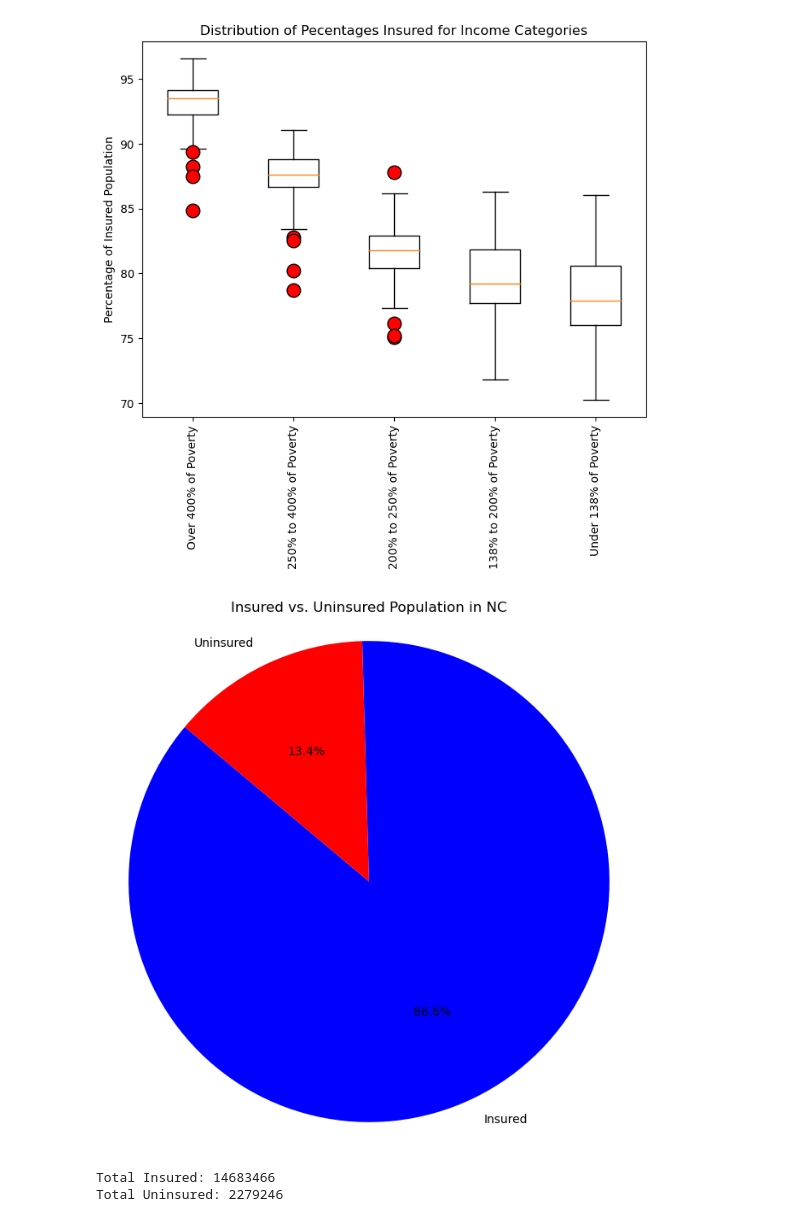
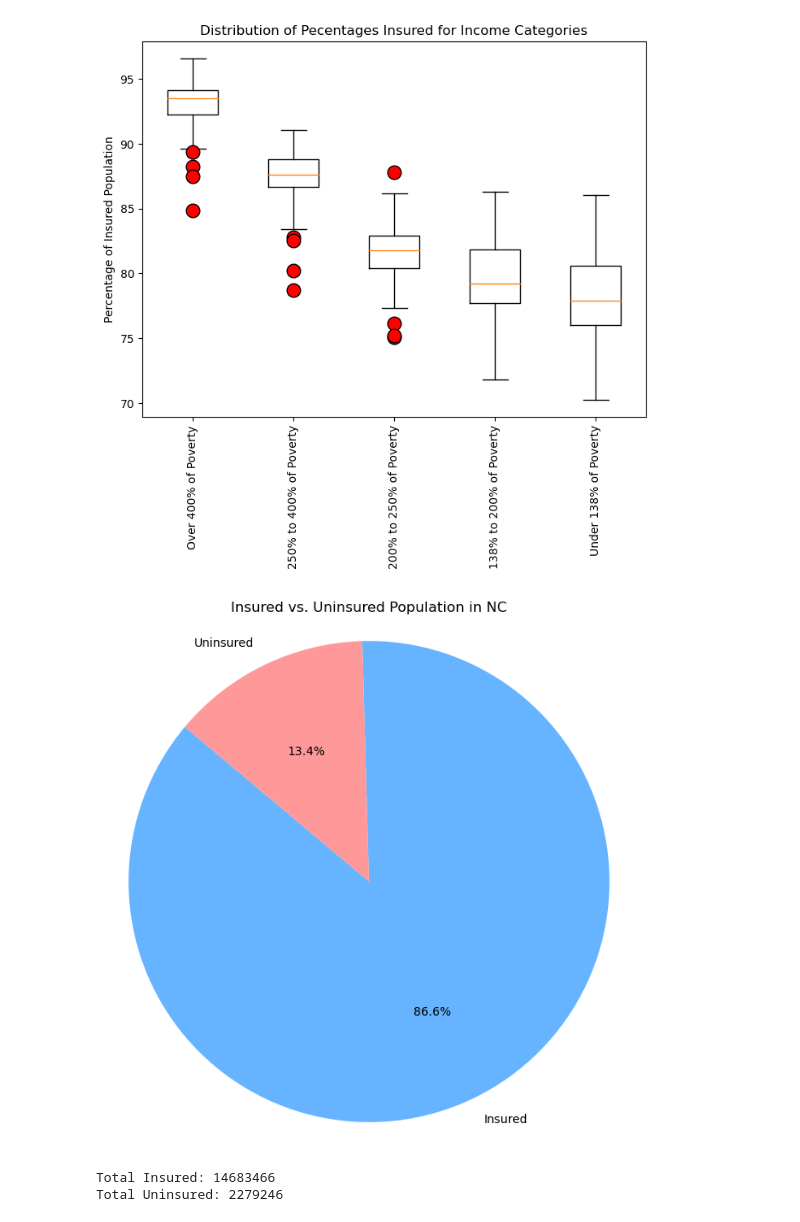
Before and after one commit to RBalderas11/Project-1, a Jupyter notebook: census_data.ipynb, the cells around one changed output. Saved outputs shown, nothing was run; the diff lists cells and outputs as text; code cells hidden in the pictures.

Commit message:
changed graph colors

```diff
--- a/census_data.ipynb
+++ b/census_data.ipynb
@@ -264,21 +264,21 @@ plt.show()
 # %%
 # Calculate the total insured and uninsured populations for the entire state
 total_insured_population = clean_insurance_by_age["Number Insured"].sum()
 total_uninsured_population = clean_insurance_by_age["Number Uninsured"].sum()
 
 # Pie chart data
 labels = ['Insured', 'Uninsured']
 sizes = [total_insured_population, total_uninsured_population]
-colors = ['#0000FF', '#FF0000']
+colors = ['#66b3ff', '#ff9999']
 
 # Plot the pie chart
 plt.figure(figsize=(8, 8))
 plt.pie(sizes, labels=labels, colors=colors, autopct='%1.1f%%', startangle=140)
 plt.axis('equal')  # Equal aspect ratio ensures that pie is drawn as a circle.
 plt.title('Insured vs. Uninsured Population in NC')
 plt.show()
 # %% [output]
-[figure, old version]
+[figure, new version]
 # %%
 # Total insured vs uninsured
 total_text = f'Total Insured: {total_insured_population}\nTotal Uninsured: {total_uninsured_population}'
```
